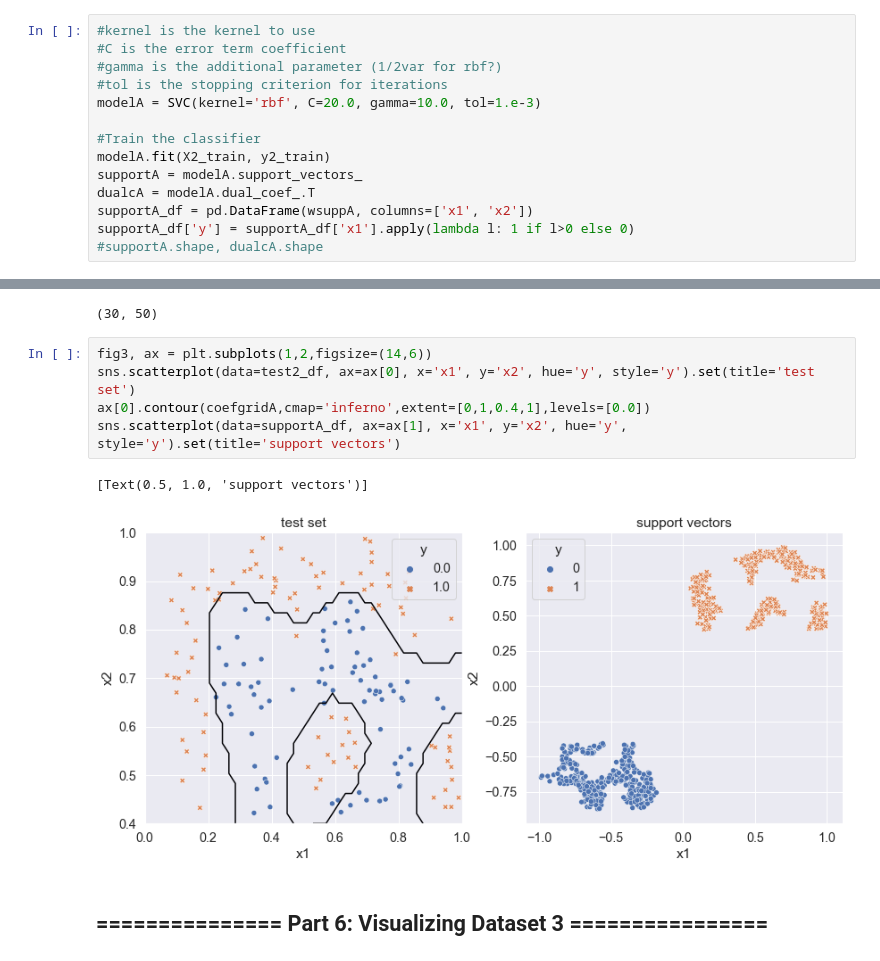
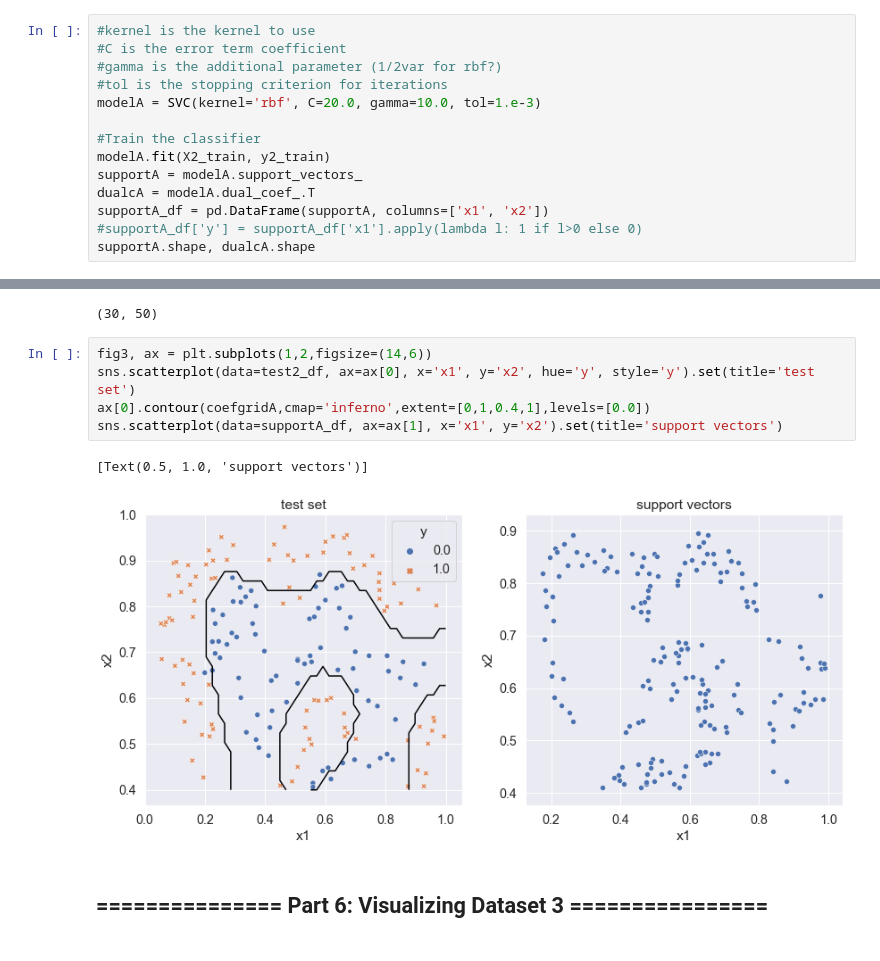
Before and after one commit to calvar/courseraML, a Jupyter notebook: Ex6/python/ex6.ipynb, the cells around one changed output, grey strips where cells are left out. Cells and saved outputs as stored; diff of their text form.

```diff
--- a/Ex6/python/ex6.ipynb
+++ b/Ex6/python/ex6.ipynb
@@ -267,6 +267,6 @@ modelA = SVC(kernel='rbf', C=20.0, gamma=10.0, tol=1.e-3)
 modelA.fit(X2_train, y2_train)
 supportA = modelA.support_vectors_
 dualcA = modelA.dual_coef_.T
-supportA_df = pd.DataFrame(wsuppA, columns=['x1', 'x2'])
-supportA_df['y'] = supportA_df['x1'].apply(lambda l: 1 if l>0 else 0)
-#supportA.shape, dualcA.shape
+supportA_df = pd.DataFrame(supportA, columns=['x1', 'x2'])
+#supportA_df['y'] = supportA_df['x1'].apply(lambda l: 1 if l>0 else 0)
+supportA.shape, dualcA.shape
@@ -287,10 +289,10 @@ coefgridA.shape
 # %%
 fig3, ax = plt.subplots(1,2,figsize=(14,6))
 sns.scatterplot(data=test2_df, ax=ax[0], x='x1', y='x2', hue='y', style='y').set(title='test set')
 ax[0].contour(coefgridA,cmap='inferno',extent=[0,1,0.4,1],levels=[0.0])
-sns.scatterplot(data=supportA_df, ax=ax[1], x='x1', y='x2', hue='y', style='y').set(title='support vectors')
+sns.scatterplot(data=supportA_df, ax=ax[1], x='x1', y='x2').set(title='support vectors')
 # %% [output]
 [Text(0.5, 1.0, 'support vectors')]
-[figure, old version]
+[figure, new version]
 # %% [markdown]
 ## =============== Part 6: Visualizing Dataset 3 ================
```
Also changed, not shown: parts of 15 cells of this notebook, 4 other files.
